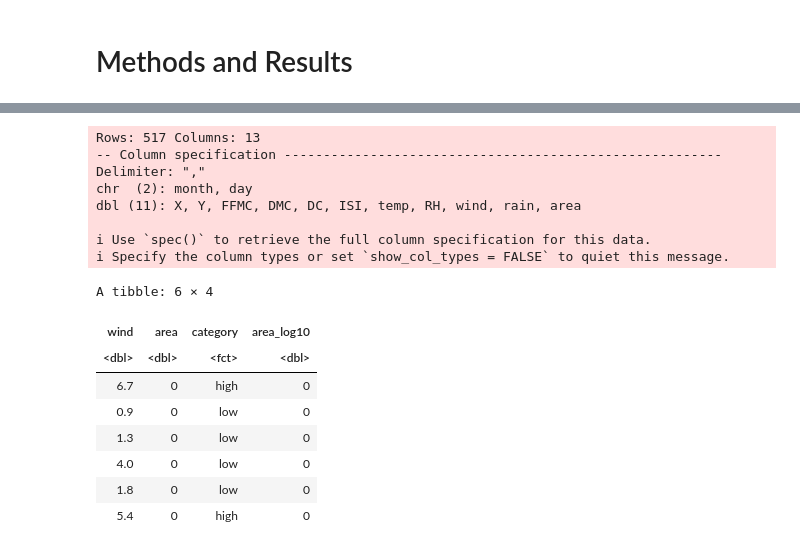
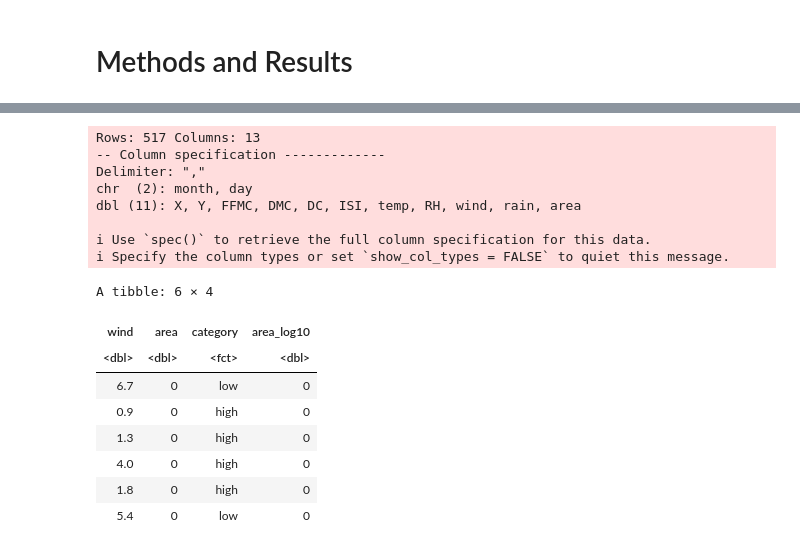
Before and after one commit to Mapleia/STAT_201_proj, a Jupyter notebook: src/Methods_Results.ipynb, the cells around one changed output, grey strips where cells are left out. Cells and saved outputs as stored; diff of their text form; code cells hidden in the pictures.

```diff
--- a/src/Methods_Results.ipynb
+++ b/src/Methods_Results.ipynb
@@ -24,34 +24,34 @@ v purrr   0.3.5
 x dplyr::filter() masks stats::filter()
 x dplyr::lag()    masks stats::lag()
 # %%
-order <- c("low","high")
+order <- c("high", "low")
 
 dataset <- read_csv('../data/forestfires.csv') %>%
   select(wind, area) %>%
   mutate(wind = as.numeric(wind), area = as.numeric(area)) %>% #Wrangling data and selecting columns to be used in prediction
   filter(!is.na(wind) | !is.na(area)) %>%
   mutate(
     category=cut(wind, breaks=quantile(wind,c(0,1/2,1)), labels=order,include.lowest = TRUE),
     area_log10 = log10(1+ area)
   )
 
 head(dataset)
 # %% [output]
 Rows: 517 Columns: 13
--- Column specification --------------------------------------------------------
+-- Column specification -------------
 Delimiter: ","
 chr  (2): month, day
 dbl (11): X, Y, FFMC, DMC, DC, ISI, temp, RH, wind, rain, area
 
 i Use `spec()` to retrieve the full column specification for this data.
 i Specify the column types or set `show_col_types = FALSE` to quiet this message.
 A tibble: 6 × 4
 | wind | area | category | area_log10 |
 | <dbl> | <dbl> | <fct> | <dbl> |
-| 6.7 | 0 | high | 0 |
-| 0.9 | 0 | low | 0 |
-| 1.3 | 0 | low | 0 |
-| 4.0 | 0 | low | 0 |
-| 1.8 | 0 | low | 0 |
-| 5.4 | 0 | high | 0 |
+| 6.7 | 0 | low | 0 |
+| 0.9 | 0 | high | 0 |
+| 1.3 | 0 | high | 0 |
+| 4.0 | 0 | high | 0 |
+| 1.8 | 0 | high | 0 |
+| 5.4 | 0 | low | 0 |
 # %%
```
Also changed, not shown: parts of 5 cells of this notebook, 1 other file.
